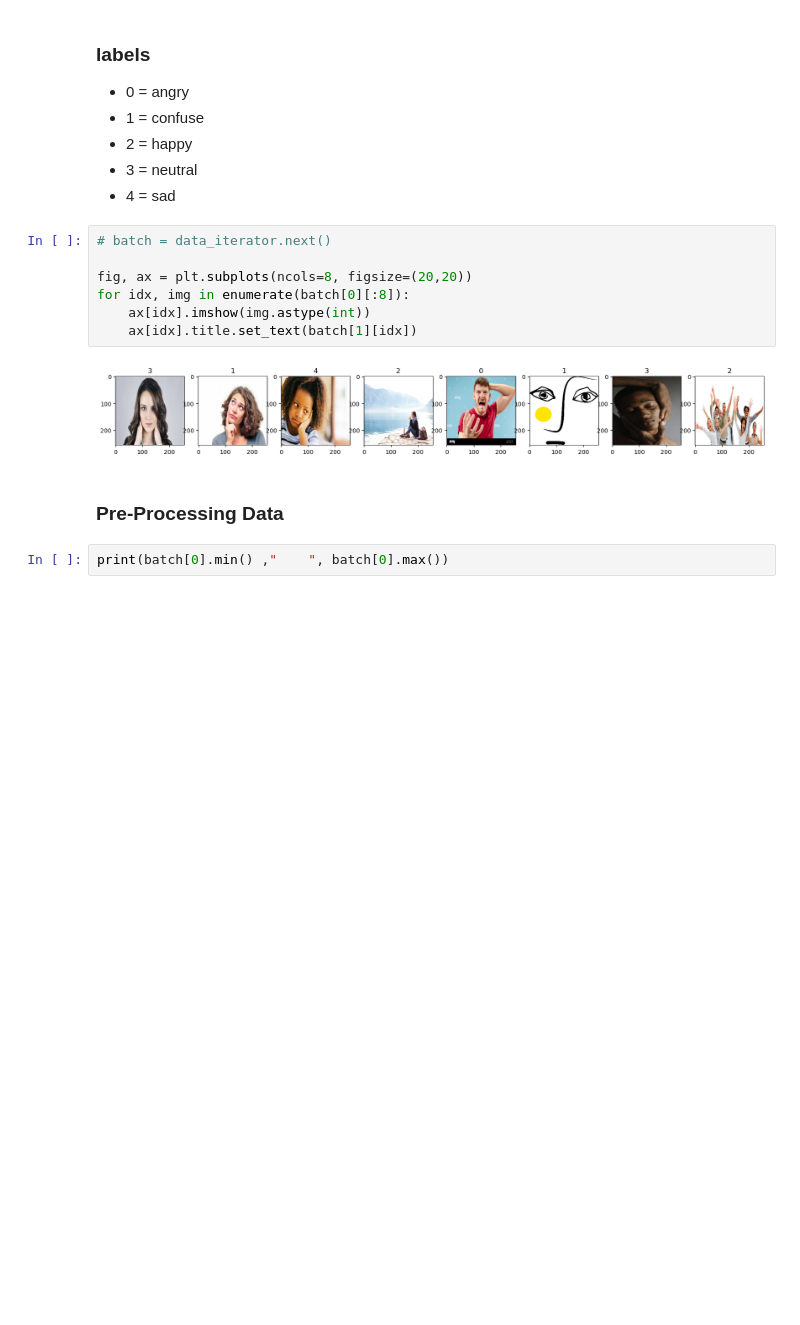
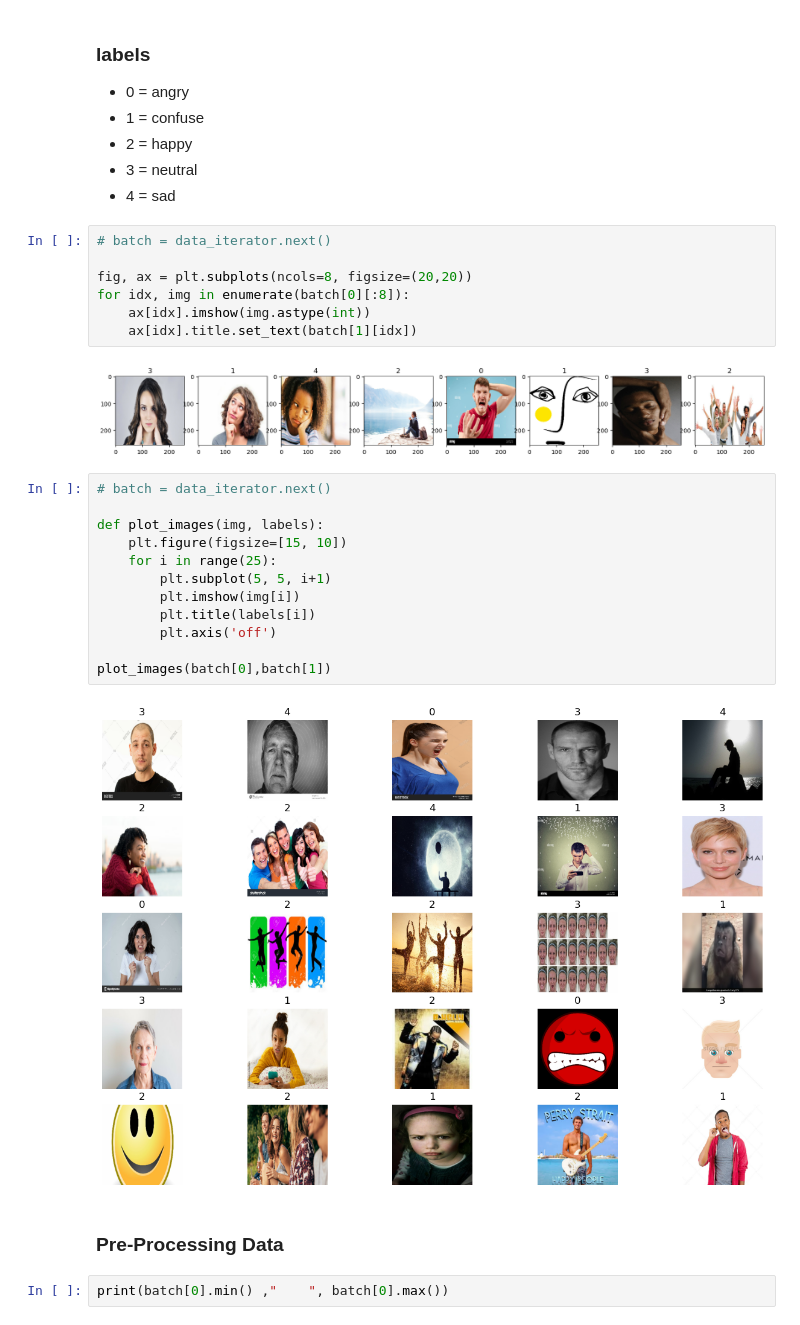
Before and after one commit to rohan-singh987/emotionsClassifer, a Jupyter notebook: emotionsClassifier.ipynb, the cells around one changed output. Cells and saved outputs as stored; diff of their text form; blank space fills up the shorter version.

```diff
--- a/emotionsClassifier.ipynb
+++ b/emotionsClassifier.ipynb
@@ -117,6 +116,20 @@ for idx, img in enumerate(batch[0][:8]):
     ax[idx].title.set_text(batch[1][idx])
 # %% [output]
 [figure]
+# %%
+# batch = data_iterator.next()
+
+def plot_images(img, labels):
+    plt.figure(figsize=[15, 10])
+    for i in range(25):
+        plt.subplot(5, 5, i+1)
+        plt.imshow(img[i])
+        plt.title(labels[i])
+        plt.axis('off')
+
+plot_images(batch[0],batch[1])
+# %% [output]
+[figure, added]
 # %% [markdown]
 ### Pre-Processing Data
 # %%
```
Also changed, not shown: parts of 10 cells of this notebook, 2 other files.
